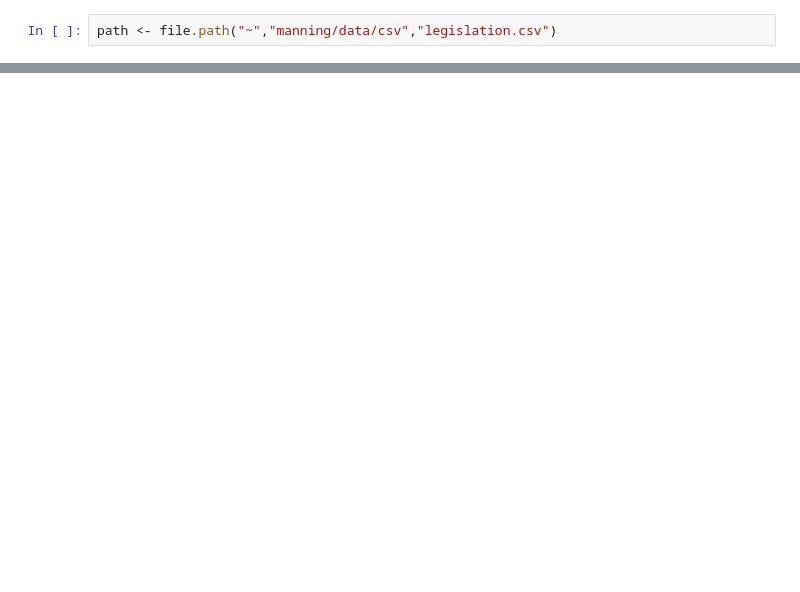
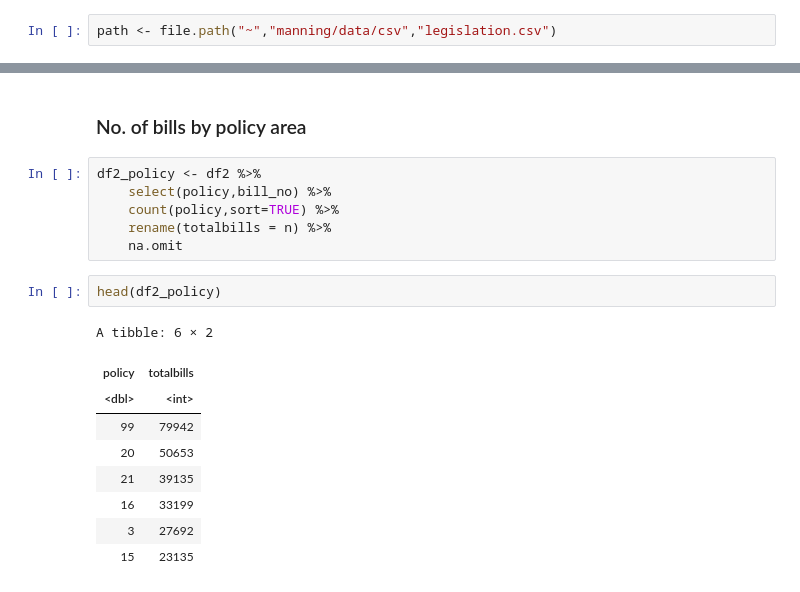
Before and after one commit to pallabee/EDA-for-Text-using-R, a Jupyter notebook: Inspecting_data.ipynb, the cells around one changed output, grey strips where cells are left out. Drawn from its saved outputs; the diff is of its cells as text; blank space fills up the shorter version.

```diff
--- a/Inspecting_data.ipynb
+++ b/Inspecting_data.ipynb
@@ -32,0 +113,20 @@ A data.frame: 6 × 7
+# %% [markdown]
+### No. of bills by policy area
+# %%
+df2_policy <- df2 %>%
+    select(policy,bill_no) %>%
+    count(policy,sort=TRUE) %>%
+    rename(totalbills = n) %>%
+    na.omit
+# %%
+head(df2_policy)
+# %% [output]
+A tibble: 6 × 2
+| policy | totalbills |
+| <dbl> | <int> |
+| 99 | 79942 |
+| 20 | 50653 |
+| 21 | 39135 |
+| 16 | 33199 |
+| 3 | 27692 |
+| 15 | 23135 |
```
Also changed, not shown: parts of 21 cells of this notebook.
